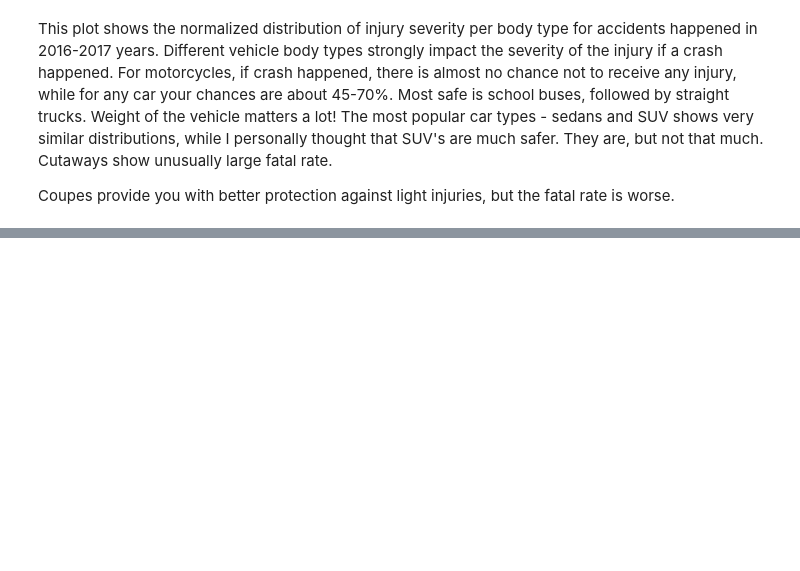
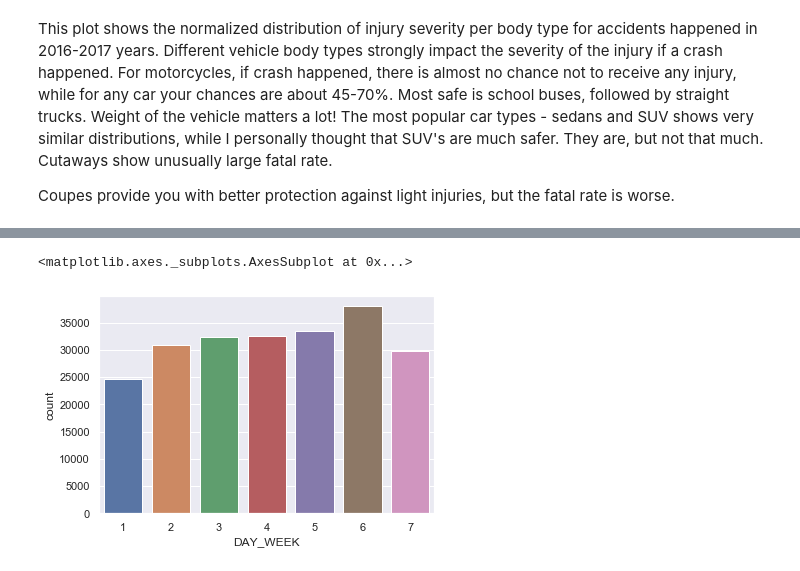
Before and after one commit to JuliaZozulia/vehicle_crashes, a Jupyter notebook: Crashes.ipynb, the cells around one changed output, grey strips where cells are left out. Cells and saved outputs as stored; diff of their text form; code cells hidden in the pictures; blank space fills up the shorter version.

```diff
--- a/Crashes.ipynb
+++ b/Crashes.ipynb
@@ -122,0 +151,5 @@ Coupes provide you with better protection against light injuries, but the fatal
+# %%
+sns.countplot(df.DAY_WEEK)
+# %% [output]
+<matplotlib.axes._subplots.AxesSubplot at 0x...>
+[figure, added]
```
Also changed, not shown: parts of 25 cells of this notebook.
